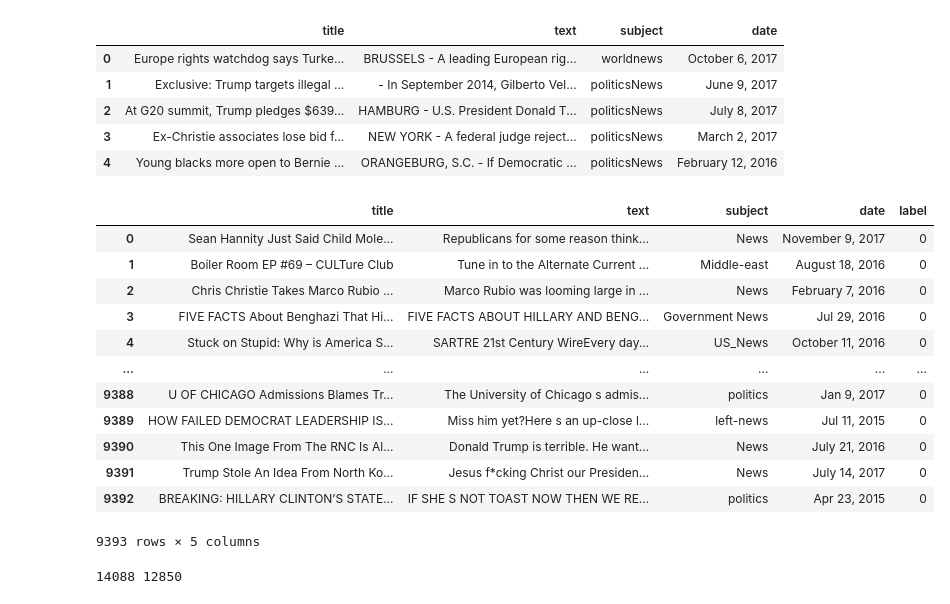
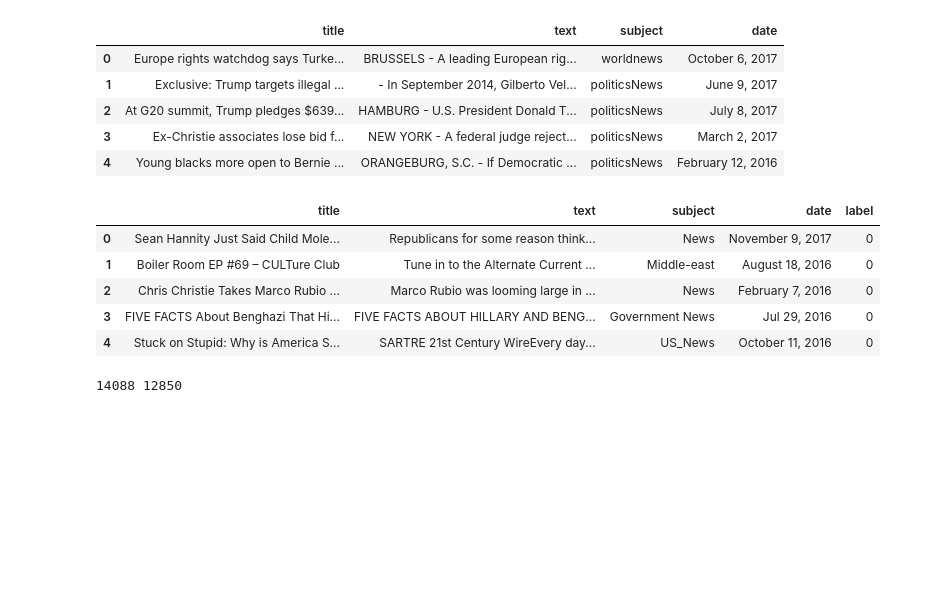
Before and after one commit to Ducwjbu/Fake_news_detection, a Jupyter notebook: fake_new_detection/fake_new_project.ipynb, the cells around one changed output. Saved outputs shown, nothing was run; the diff lists cells and outputs as text; code cells hidden in the pictures; blank space fills up the shorter version.

```diff
--- a/fake_new_detection/fake_new_project.ipynb
+++ b/fake_new_detection/fake_new_project.ipynb
@@ -50,24 +50,17 @@ df_real_train.head()
 # %%
 df_real_train['label'] = 1
 df_fake_train['label'] = 0
 df_fake_test['label'] = 0
 df_real_test['label'] = 1
 
-df_fake_test
+df_fake_test.head()
 # %% [output]
 |  | title | text | subject | date | label |
 | 0 | Sean Hannity Just Said Child Mole... | Republicans for some reason think... | News | November 9, 2017 | 0 |
 | 1 | Boiler Room EP #69 – CULTure Club | Tune in to the Alternate Current ... | Middle-east | August 18, 2016 | 0 |
 | 2 | Chris Christie Takes Marco Rubio ... | Marco Rubio was looming large in ... | News | February 7, 2016 | 0 |
 | 3 | FIVE FACTS About Benghazi That Hi... | FIVE FACTS ABOUT HILLARY AND BENG... | Government News | Jul 29, 2016 | 0 |
 | 4 | Stuck on Stupid: Why is America S... | SARTRE 21st Century WireEvery day... | US_News | October 11, 2016 | 0 |
-| ... | ... | ... | ... | ... | ... |
-| 9388 | U OF CHICAGO Admissions Blames Tr... | The University of Chicago s admis... | politics | Jan 9, 2017 | 0 |
-| 9389 | HOW FAILED DEMOCRAT LEADERSHIP IS... | Miss him yet?Here s an up-close l... | left-news | Jul 11, 2015 | 0 |
-| 9390 | This One Image From The RNC Is Al... | Donald Trump is terrible. He want... | News | July 21, 2016 | 0 |
-| 9391 | Trump Stole An Idea From North Ko... | Jesus f*cking Christ our Presiden... | News | July 14, 2017 | 0 |
-| 9392 | BREAKING: HILLARY CLINTON’S STATE... | IF SHE S NOT TOAST NOW THEN WE RE... | politics | Apr 23, 2015 | 0 |
-9393 rows × 5 columns
 # %%
 print(len(df_fake_train), len(df_real_train))
 # %% [output]
```
Also changed, not shown: parts of 13 cells of this notebook.
